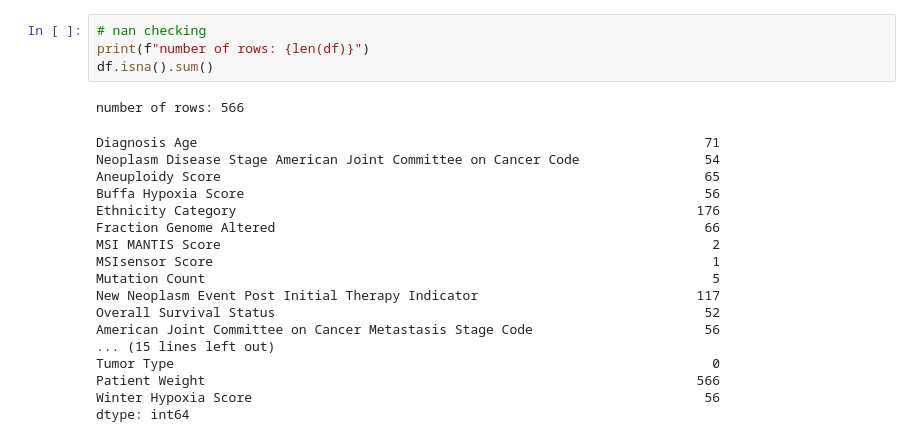
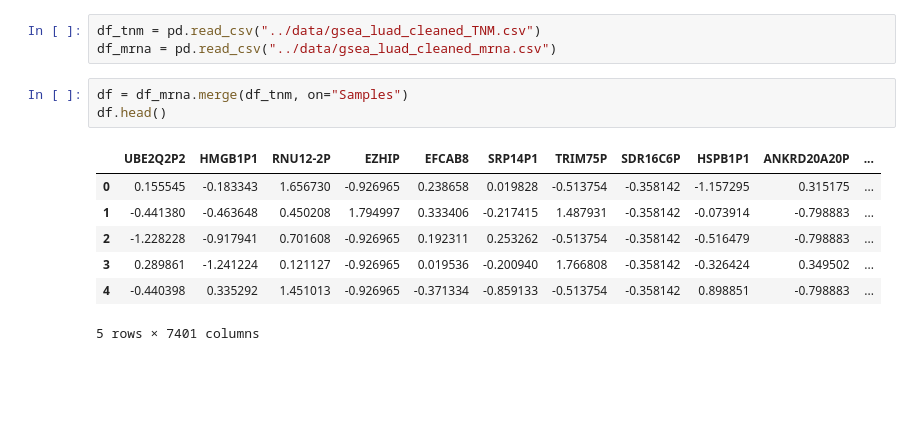
Before and after one commit to christophersoo/gsea-luad, a Jupyter notebook: notebooks/roma_analysis.ipynb, the cells around one changed output. Cells and saved outputs as stored; diff of their text form; blank space fills up the shorter version.

```diff
--- a/notebooks/roma_analysis.ipynb
+++ b/notebooks/roma_analysis.ipynb
@@ -22,23 +3,14 @@ df.head()
-# %%
-# nan checking
-print(f"number of rows: {len(df)}")
-df.isna().sum()
-# %% [output]
-number of rows: 566
-Diagnosis Age                                                                 71
-Neoplasm Disease Stage American Joint Committee on Cancer Code                54
-Aneuploidy Score                                                              65
-Buffa Hypoxia Score                                                           56
-Ethnicity Category                                                           176
-Fraction Genome Altered                                                       66
-MSI MANTIS Score                                                               2
-MSIsensor Score                                                                1
-Mutation Count                                                                 5
-New Neoplasm Event Post Initial Therapy Indicator                            117
-Overall Survival Status                                                       52
-American Joint Committee on Cancer Metastasis Stage Code                      56
-... (15 lines left out)
-Tumor Type                                                                     0
-Patient Weight                                                               566
-Winter Hypoxia Score                                                          56
-dtype: int64
+# %%
+df_tnm = pd.read_csv("../data/gsea_luad_cleaned_TNM.csv")
+df_mrna = pd.read_csv("../data/gsea_luad_cleaned_mrna.csv")
+# %%
+df = df_mrna.merge(df_tnm, on="Samples")
+df.head()
+# %% [output]
+|  | UBE2Q2P2 | HMGB1P1 | RNU12-2P | EZHIP | EFCAB8 | SRP14P1 | TRIM75P | SDR16C6P | HSPB1P1 | ANKRD20A20P | ... |
+| 0 | 0.155545 | -0.183343 | 1.656730 | -0.926965 | 0.238658 | 0.019828 | -0.513754 | -0.358142 | -1.157295 | 0.315175 | ... |
+| 1 | -0.441380 | -0.463648 | 0.450208 | 1.794997 | 0.333406 | -0.217415 | 1.487931 | -0.358142 | -0.073914 | -0.798883 | ... |
+| 2 | -1.228228 | -0.917941 | 0.701608 | -0.926965 | 0.192311 | 0.253262 | -0.513754 | -0.358142 | -0.516479 | -0.798883 | ... |
+| 3 | 0.289861 | -1.241224 | 0.121127 | -0.926965 | 0.019536 | -0.200940 | 1.766808 | -0.358142 | -0.326424 | 0.349502 | ... |
+| 4 | -0.440398 | 0.335292 | 1.451013 | -0.926965 | -0.371334 | -0.859133 | -0.513754 | -0.358142 | 0.898851 | -0.798883 | ... |
+5 rows × 7401 columns
```
Also changed, not shown: parts of 17 cells of this notebook, 55 other files.
